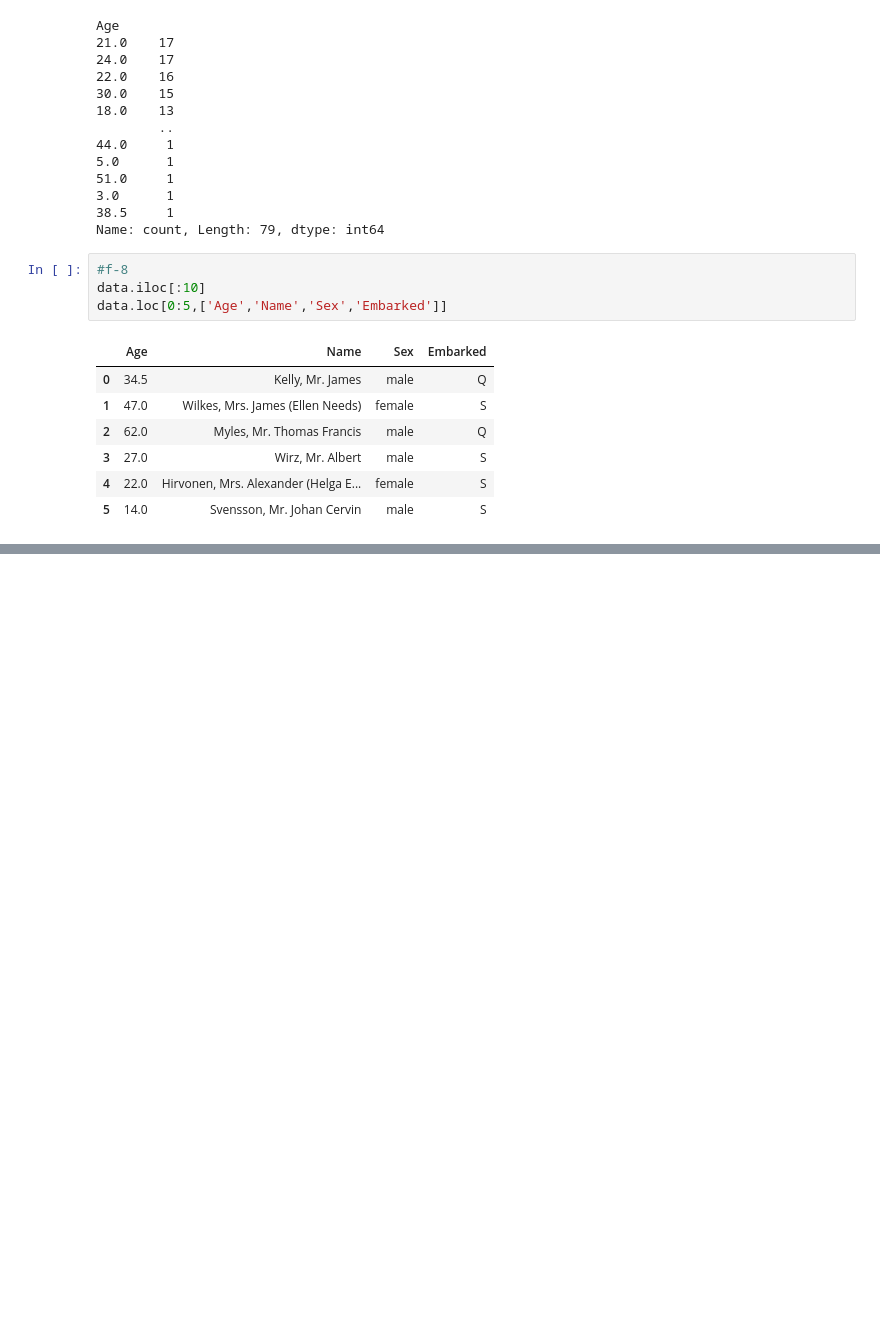
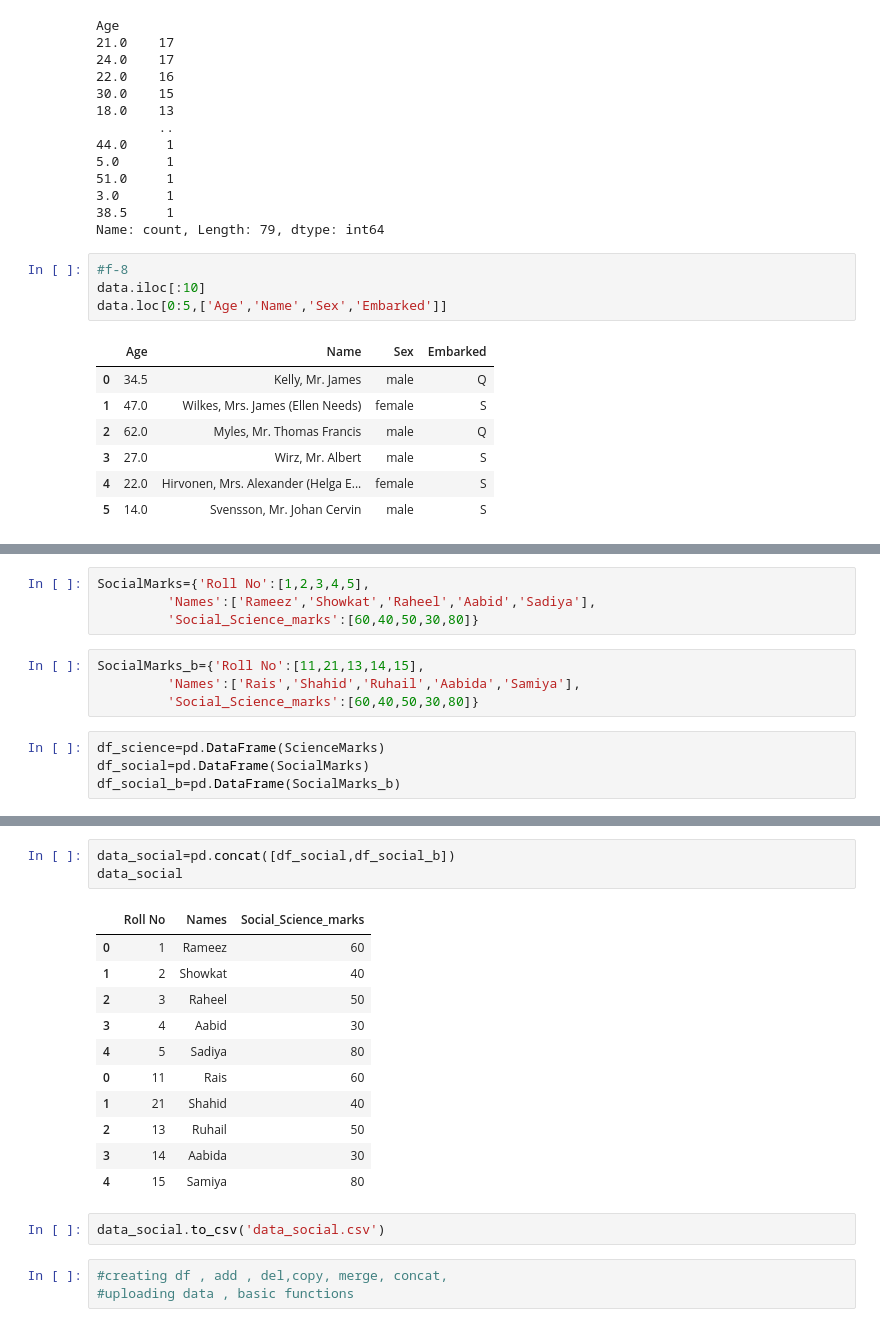
Before and after one commit to Murtiza007/DS10, a Jupyter notebook: pandas.ipynb, the cells around one changed output, grey strips where cells are left out. Drawn from its saved outputs; the diff is of its cells as text; blank space fills up the shorter version.

```diff
--- a/pandas.ipynb
+++ b/pandas.ipynb
@@ -260,0 +318,12 @@ data.loc[0:5,['Age','Name','Sex','Embarked']]
+# %%
+SocialMarks={'Roll No':[1,2,3,4,5],
+         'Names':['Rameez','Showkat','Raheel','Aabid','Sadiya'],
+         'Social_Science_marks':[60,40,50,30,80]}
+# %%
+SocialMarks_b={'Roll No':[11,21,13,14,15],
+         'Names':['Rais','Shahid','Ruhail','Aabida','Samiya'],
+         'Social_Science_marks':[60,40,50,30,80]}
+# %%
+df_science=pd.DataFrame(ScienceMarks)
+df_social=pd.DataFrame(SocialMarks)
+df_social_b=pd.DataFrame(SocialMarks_b)
@@ -260,0 +360,20 @@ data.loc[0:5,['Age','Name','Sex','Embarked']]
+# %%
+data_social=pd.concat([df_social,df_social_b])
+data_social
+# %% [output]
+|  | Roll No | Names | Social_Science_marks |
+| 0 | 1 | Rameez | 60 |
+| 1 | 2 | Showkat | 40 |
+| 2 | 3 | Raheel | 50 |
+| 3 | 4 | Aabid | 30 |
+| 4 | 5 | Sadiya | 80 |
+| 0 | 11 | Rais | 60 |
+| 1 | 21 | Shahid | 40 |
+| 2 | 13 | Ruhail | 50 |
+| 3 | 14 | Aabida | 30 |
+| 4 | 15 | Samiya | 80 |
+# %%
+data_social.to_csv('data_social.csv')
+# %%
+#creating df , add , del,copy, merge, concat,
+#uploading data , basic functions
```
Also changed, not shown: parts of 19 cells of this notebook, 3 other files.
